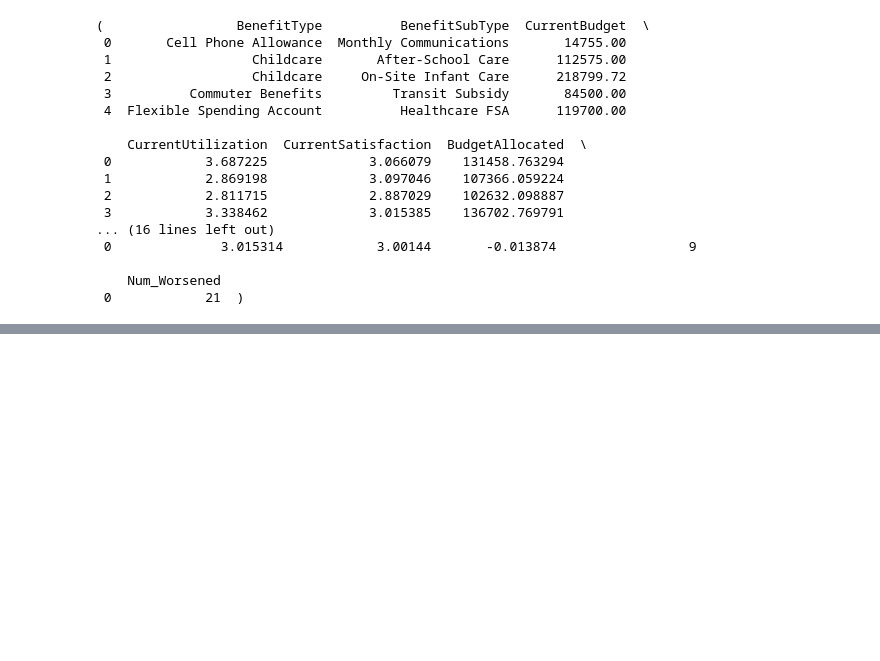
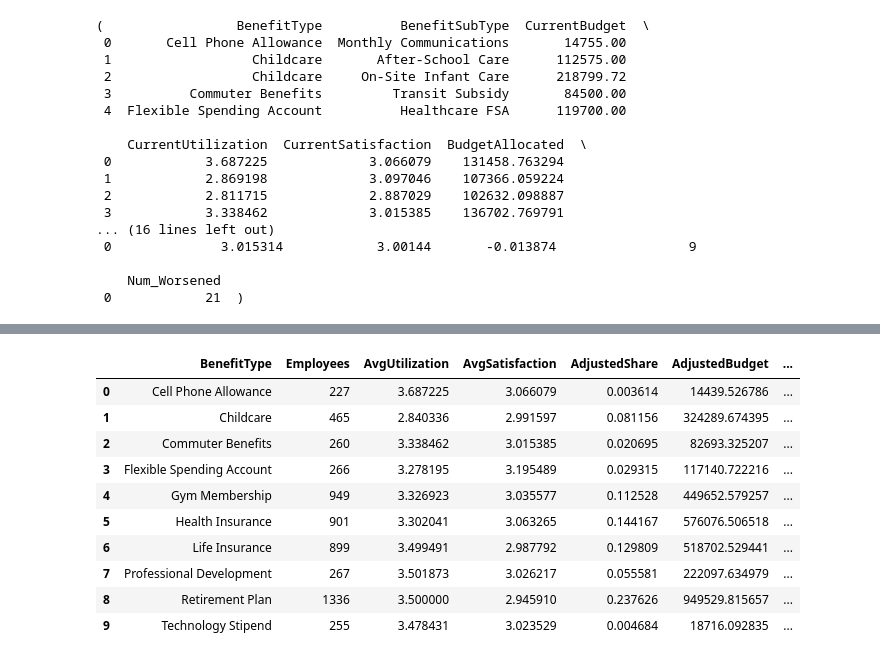
Before and after one commit to suletanmay/MidProgCaps, a Jupyter notebook: Phase_3.ipynb, the cells around one changed output, grey strips where cells are left out. Cells and saved outputs as stored; diff of their text form; code cells hidden in the pictures; blank space fills up the shorter version.

```diff
--- a/Phase_3.ipynb
+++ b/Phase_3.ipynb
@@ -1052,0 +1109,49 @@ fig.show()
+# %%
+import numpy as np
+
+# Step 1: Bring in predicted KPIs base (Utilization & Satisfaction predictions per BenefitType + SubType)
+pred_group = (
+    df.groupby("BenefitType")
+      .agg(
+          Employees=("EmployeeID", "nunique"),
+          AvgUtilization=("UsageFrequency", "mean"),
+          AvgSatisfaction=("SatisfactionScore", "mean")
+      )
+      .reset_index()
+)
+
+# Step 2: Merge adjusted allocations
+merged_alloc = pred_group.merge(
+    alloc_df[["BenefitType", "AdjustedBudget", "AdjustedShare"]],
+    on="BenefitType",
+    how="left"
+)
+
+# Step 3: Compute cost per employee and ROI proxy with adjusted allocations
+merged_alloc["CostPerEmployee"] = merged_alloc["AdjustedBudget"] / merged_alloc["Employees"].replace(0, np.nan)
+merged_alloc["CostPerEmployee"] = merged_alloc["CostPerEmployee"].fillna(0)
+
+merged_alloc["PredictedROI"] = (
+    (merged_alloc["AvgUtilization"] * merged_alloc["AvgSatisfaction"]) /
+    merged_alloc["CostPerEmployee"].replace(0, np.nan)
+).fillna(0)
+
+# Step 4: Prepare dataframe for model input / KPI comparison
+new_model_input = merged_alloc[[
+    "BenefitType", "Employees", "AvgUtilization", "AvgSatisfaction",
+    "AdjustedShare", "AdjustedBudget", "CostPerEmployee", "PredictedROI"
+]]
+
+new_model_input.head(10)
+# %% [output]
+|  | BenefitType | Employees | AvgUtilization | AvgSatisfaction | AdjustedShare | AdjustedBudget | ... |
+| 0 | Cell Phone Allowance | 227 | 3.687225 | 3.066079 | 0.003614 | 14439.526786 | ... |
+| 1 | Childcare | 465 | 2.840336 | 2.991597 | 0.081156 | 324289.674395 | ... |
+| 2 | Commuter Benefits | 260 | 3.338462 | 3.015385 | 0.020695 | 82693.325207 | ... |
+| 3 | Flexible Spending Account | 266 | 3.278195 | 3.195489 | 0.029315 | 117140.722216 | ... |
+| 4 | Gym Membership | 949 | 3.326923 | 3.035577 | 0.112528 | 449652.579257 | ... |
+| 5 | Health Insurance | 901 | 3.302041 | 3.063265 | 0.144167 | 576076.506518 | ... |
+| 6 | Life Insurance | 899 | 3.499491 | 2.987792 | 0.129809 | 518702.529441 | ... |
+| 7 | Professional Development | 267 | 3.501873 | 3.026217 | 0.055581 | 222097.634979 | ... |
+| 8 | Retirement Plan | 1336 | 3.500000 | 2.945910 | 0.237626 | 949529.815657 | ... |
+| 9 | Technology Stipend | 255 | 3.478431 | 3.023529 | 0.004684 | 18716.092835 | ... |
```
Also changed, not shown: parts of 4 cells of this notebook, 2 other files.
